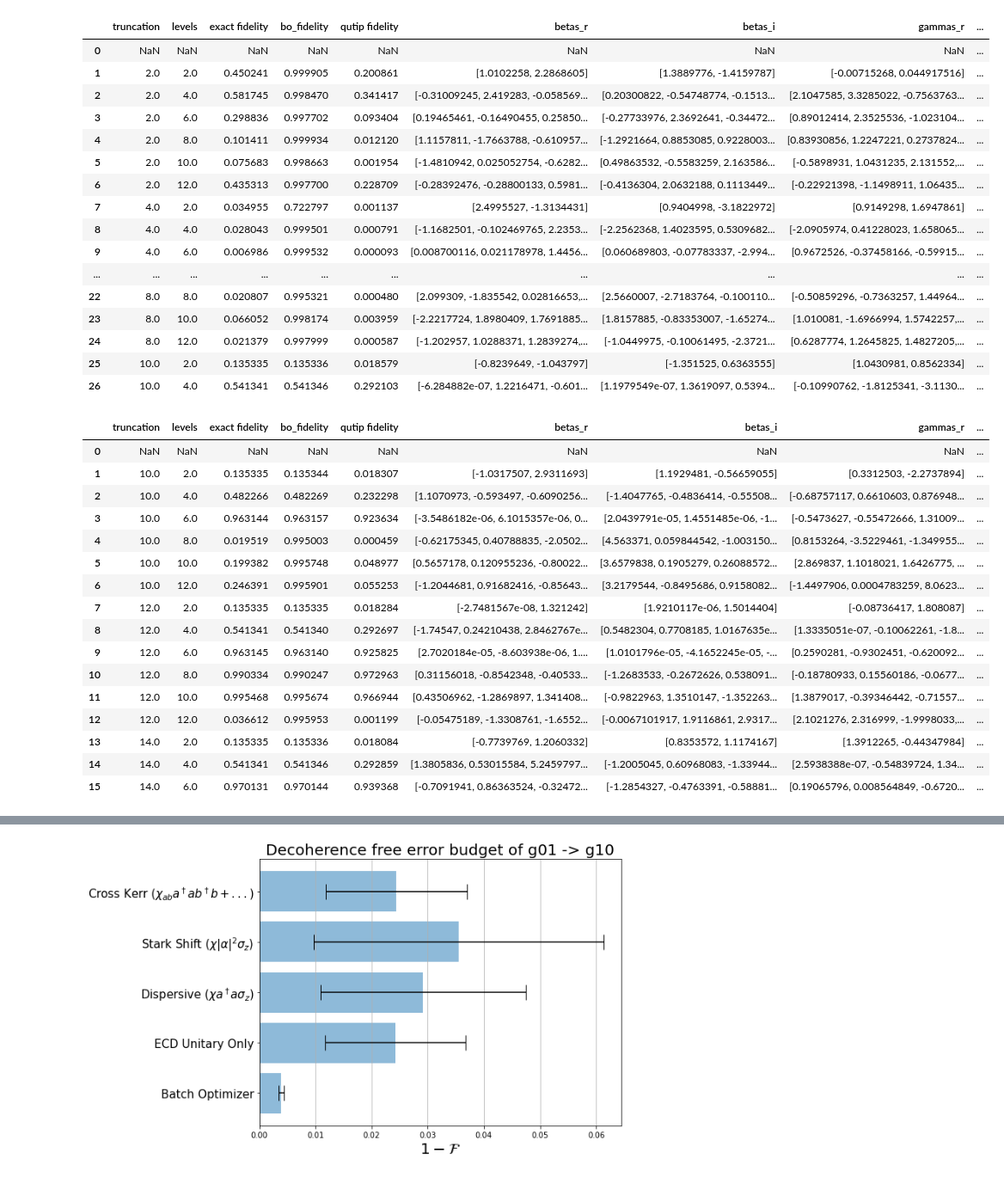
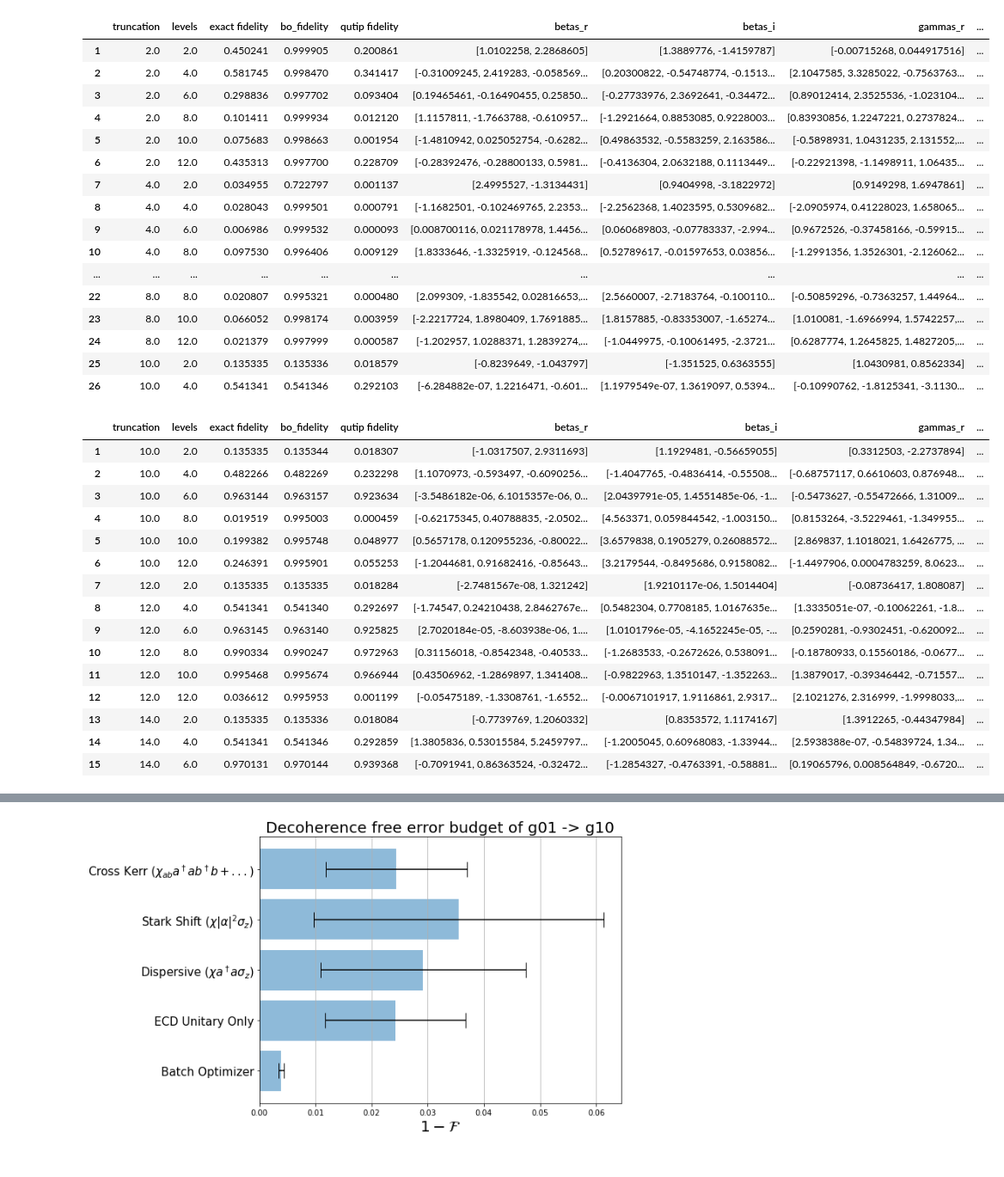
Before and after one commit to EeshGupta/Multimode-Conditional-Displacements, a Jupyter notebook: hpc_runs/two_mode_ecd/Qutip Batch Optimizer Inconsistency/Plotter.ipynb, the cells around one changed output, grey strips where cells are left out. Shown at 86% size. Saved outputs shown, nothing was run; the diff lists cells and outputs as text; code cells hidden in the pictures.

```diff
--- a/hpc_runs/two_mode_ecd/Qutip Batch Optimizer Inconsistency/Plotter.ipynb
+++ b/hpc_runs/two_mode_ecd/Qutip Batch Optimizer Inconsistency/Plotter.ipynb
@@ -4,11 +4,11 @@ import numpy as np
 import pandas as pd
 # %%
 filename = "Qutip_Inconsistency.csv"
-df = pd.read_csv(filename)
-df
+df1 = pd.read_csv(filename)
+df1 = df1.drop(0)
+df1
 # %% [output]
 |  | truncation | levels | exact fidelity | bo_fidelity | qutip fidelity | betas_r | betas_i | gammas_r | ... |
-| 0 | NaN | NaN | NaN | NaN | NaN | NaN | NaN | NaN | ... |
 | 1 | 2.0 | 2.0 | 0.450241 | 0.999905 | 0.200861 | [1.0102258, 2.2868605] | [1.3889776, -1.4159787] | [-0.00715268, 0.044917516] | ... |
 | 2 | 2.0 | 4.0 | 0.581745 | 0.998470 | 0.341417 | [-0.31009245, 2.419283, -0.058569... | [0.20300822, -0.54748774, -0.1513... | [2.1047585, 3.3285022, -0.7563763... | ... |
 | 3 | 2.0 | 6.0 | 0.298836 | 0.997702 | 0.093404 | [0.19465461, -0.16490455, 0.25850... | [-0.27733976, 2.3692641, -0.34472... | [0.89012414, 2.3525536, -1.023104... | ... |
@@ -18,6 +18,7 @@ df
 | 7 | 4.0 | 2.0 | 0.034955 | 0.722797 | 0.001137 | [2.4995527, -1.3134431] | [0.9404998, -3.1822972] | [0.9149298, 1.6947861] | ... |
 | 8 | 4.0 | 4.0 | 0.028043 | 0.999501 | 0.000791 | [-1.1682501, -0.102469765, 2.2353... | [-2.2562368, 1.4023595, 0.5309682... | [-2.0905974, 0.41228023, 1.658065... | ... |
 | 9 | 4.0 | 6.0 | 0.006986 | 0.999532 | 0.000093 | [0.008700116, 0.021178978, 1.4456... | [0.060689803, -0.07783337, -2.994... | [0.9672526, -0.37458166, -0.59915... | ... |
+| 10 | 4.0 | 8.0 | 0.097530 | 0.996406 | 0.009129 | [1.8333646, -1.3325919, -0.124568... | [0.52789617, -0.01597653, 0.03856... | [-1.2991356, 1.3526301, -2.126062... | ... |
 | ... | ... | ... | ... | ... | ... | ... | ... | ... | ... |
 | 22 | 8.0 | 8.0 | 0.020807 | 0.995321 | 0.000480 | [2.099309, -1.835542, 0.02816653,... | [2.5660007, -2.7183764, -0.100110... | [-0.50859296, -0.7363257, 1.44964... | ... |
 | 23 | 8.0 | 10.0 | 0.066052 | 0.998174 | 0.003959 | [-2.2217724, 1.8980409, 1.7691885... | [1.8157885, -0.83353007, -1.65274... | [1.010081, -1.6966994, 1.5742257,... | ... |
@@ -26,11 +27,11 @@ df
 | 26 | 10.0 | 4.0 | 0.541341 | 0.541346 | 0.292103 | [-6.284882e-07, 1.2216471, -0.601... | [1.1979549e-07, 1.3619097, 0.5394... | [-0.10990762, -1.8125341, -3.1130... | ... |
 # %%
 filename = "Qutip_Inconsistency2.csv"
-df = pd.read_csv(filename)
-df
+df2 = pd.read_csv(filename)
+df2 = df2.drop(0)
+df2
 # %% [output]
 |  | truncation | levels | exact fidelity | bo_fidelity | qutip fidelity | betas_r | betas_i | gammas_r | ... |
-| 0 | NaN | NaN | NaN | NaN | NaN | NaN | NaN | NaN | ... |
 | 1 | 10.0 | 2.0 | 0.135335 | 0.135344 | 0.018307 | [-1.0317507, 2.9311693] | [1.1929481, -0.56659055] | [0.3312503, -2.2737894] | ... |
 | 2 | 10.0 | 4.0 | 0.482266 | 0.482269 | 0.232298 | [1.1070973, -0.593497, -0.6090256... | [-1.4047765, -0.4836414, -0.55508... | [-0.68757117, 0.6610603, 0.876948... | ... |
 | 3 | 10.0 | 6.0 | 0.963144 | 0.963157 | 0.923634 | [-3.5486182e-06, 6.1015357e-06, 0... | [2.0439791e-05, 1.4551485e-06, -1... | [-0.5473627, -0.55472666, 1.31009... | ... |
```
Also changed, not shown: parts of 7 cells of this notebook, 6 other files.
